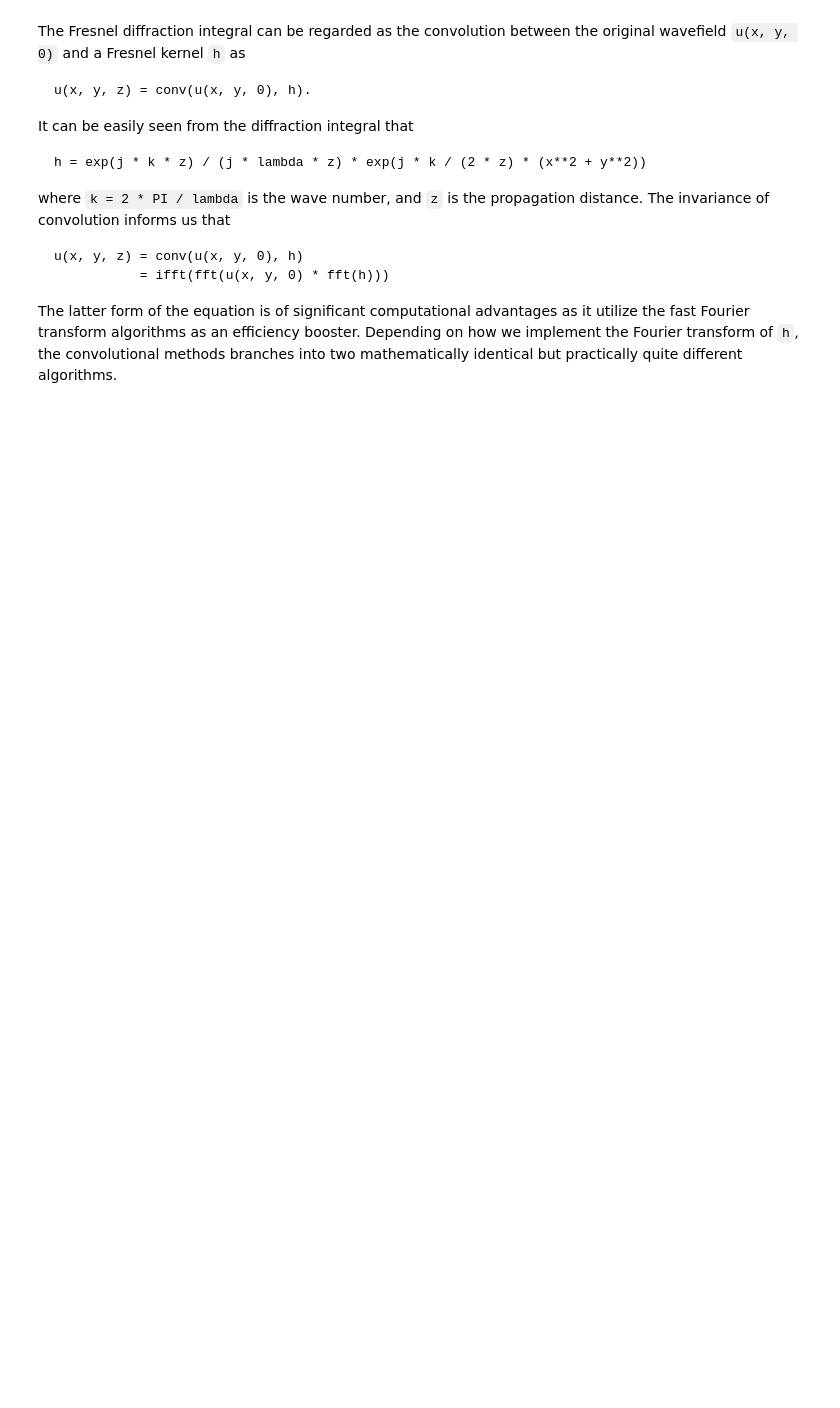
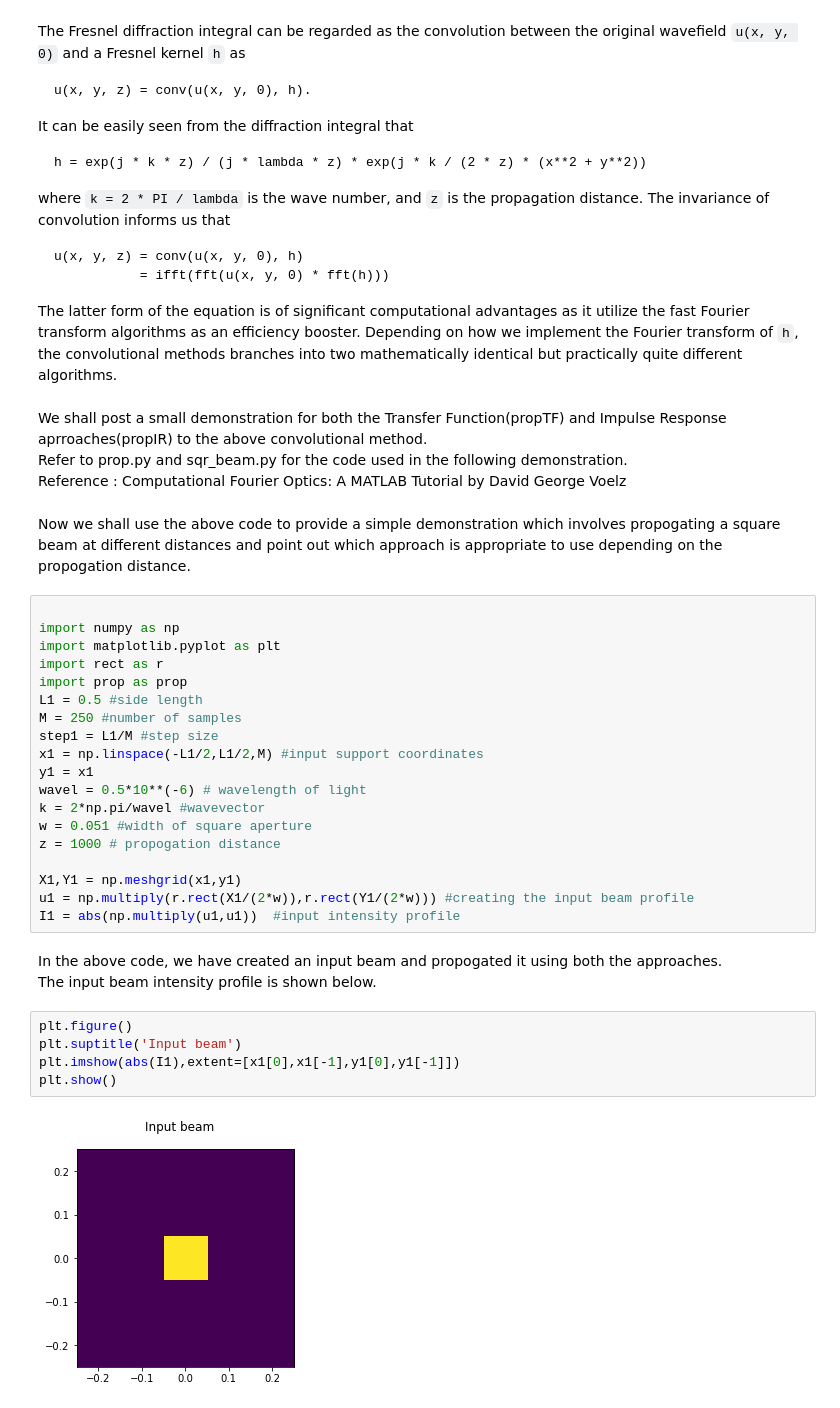
Before and after one commit to mdw771/adorym, a Jupyter notebook: simulation/wave_prop_overview.ipynb, the cells around one changed output. Cells and saved outputs as stored; diff of their text form; blank space fills up the shorter version.

````diff
--- a/simulation/wave_prop_overview.ipynb
+++ b/simulation/wave_prop_overview.ipynb
@@ -19,3 +19,40 @@ u(x, y, z) = conv(u(x, y, 0), h)
            = ifft(fft(u(x, y, 0) * fft(h)))
 ```
 The latter form of the equation is of significant computational advantages as it utilize the fast Fourier transform algorithms as an efficiency booster. Depending on how we implement the Fourier transform of `h`, the convolutional methods branches into two mathematically identical but practically quite different algorithms.
+# %% [markdown]
+We shall post a small demonstration for both the Transfer Function(propTF) and Impulse Response aprroaches(propIR) to
+the above convolutional method. <br>
+Refer to prop.py and sqr_beam.py for the code used in the following demonstration. <br>
+Reference : Computational Fourier Optics: A MATLAB Tutorial by David George Voelz
+# %% [markdown]
+Now we shall use the above code to provide a simple demonstration which involves propogating a square beam at
+different distances and point out which approach is appropriate to use depending on the propogation distance.
+# %%
+
+import numpy as np
+import matplotlib.pyplot as plt
+import rect as r
+import prop as prop
+L1 = 0.5 #side length
+M = 250 #number of samples
+step1 = L1/M #step size
+x1 = np.linspace(-L1/2,L1/2,M) #input support coordinates
+y1 = x1
+wavel = 0.5*10**(-6) # wavelength of light
+k = 2*np.pi/wavel #wavevector
+w = 0.051 #width of square aperture
+z = 1000 # propogation distance
+
+X1,Y1 = np.meshgrid(x1,y1)
+u1 = np.multiply(r.rect(X1/(2*w)),r.rect(Y1/(2*w))) #creating the input beam profile
+I1 = abs(np.multiply(u1,u1))  #input intensity profile
+# %% [markdown]
+In the above code, we have created an input beam and propogated it using both the approaches. <br>
+The input beam intensity profile is shown below.
+# %%
+plt.figure()
+plt.suptitle('Input beam')
+plt.imshow(abs(I1),extent=[x1[0],x1[-1],y1[0],y1[-1]])
+plt.show()
+# %% [output]
+[figure, added]
````
Also changed, not shown: parts of 8 cells of this notebook, 1 other file.
